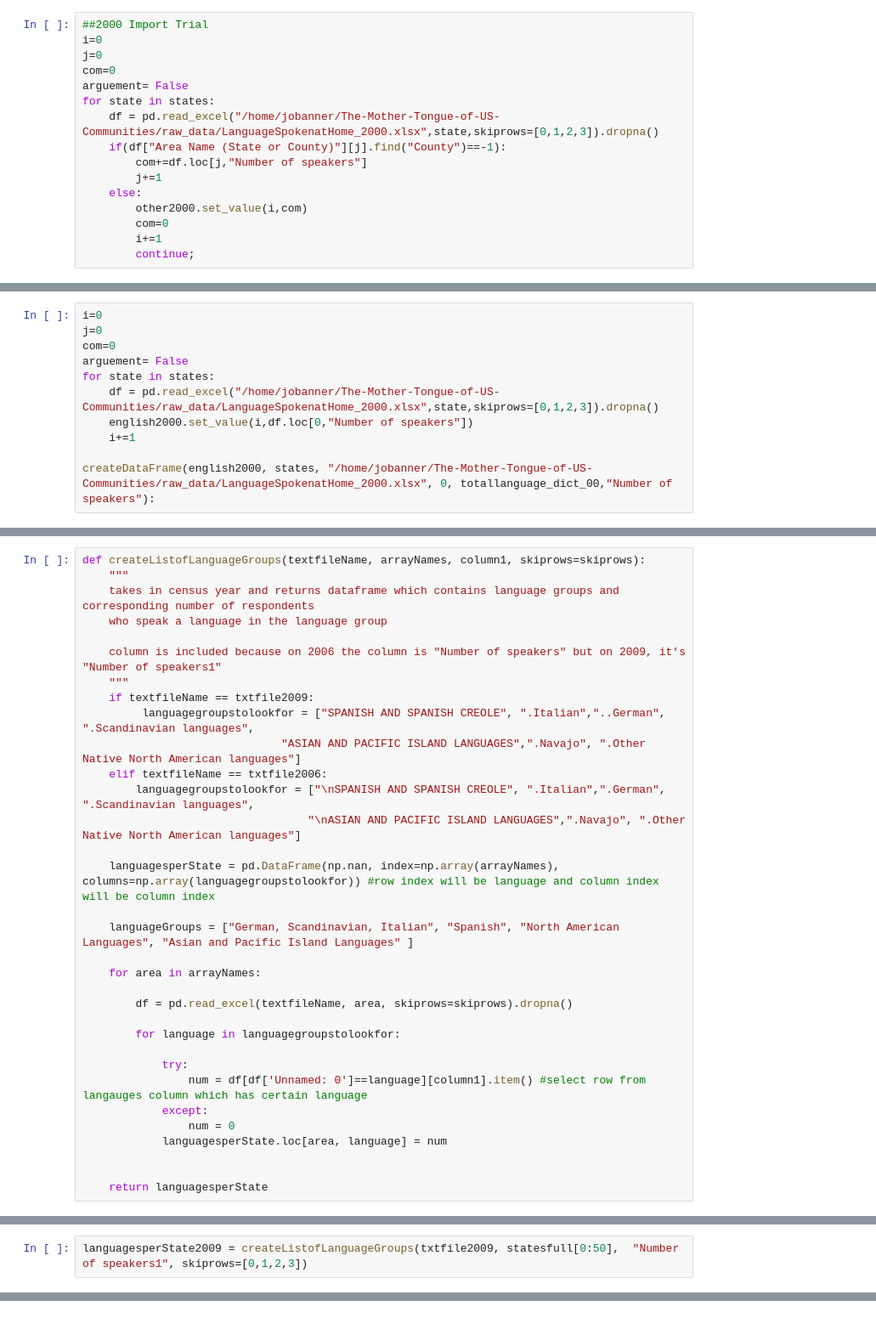
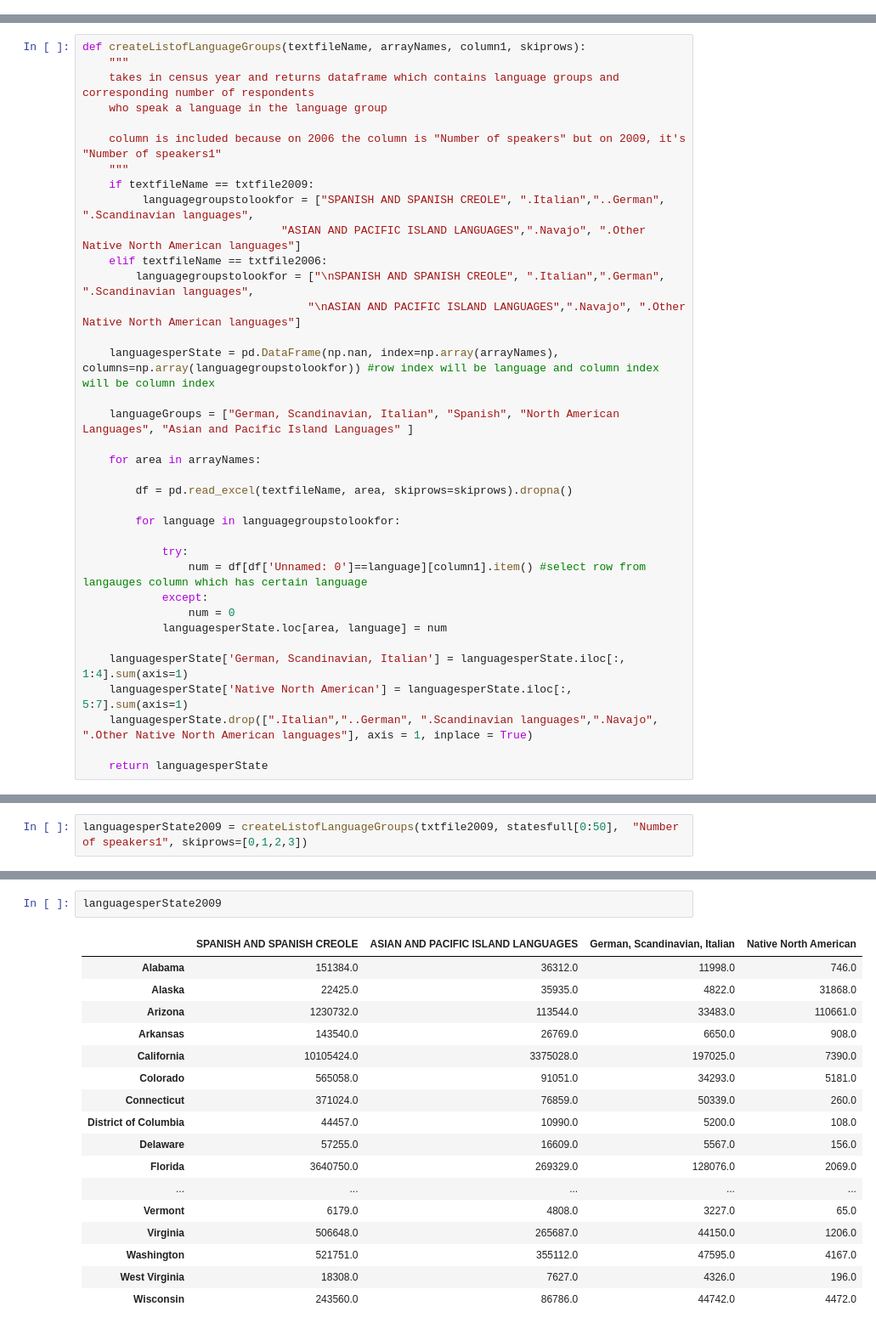
Before and after one commit to AllisonBusa/The-Mother-Tongue-of-US-Communities, a Jupyter notebook: Analysis-Copy1.ipynb, the cells around one changed output, grey strips where cells are left out. Shown: that part at 85% size. Drawn from its saved outputs; the diff is of its cells as text.

```diff
--- a/Analysis-Copy1.ipynb
+++ b/Analysis-Copy1.ipynb
@@ -139,16 +132,0 @@ other2009[38]
-# %%
-##2000 Import Trial
-i=0
-j=0
-com=0
-arguement= False
-for state in states:
-    df = pd.read_excel("/home/jobanner/The-Mother-Tongue-of-US-Communities/raw_data/LanguageSpokenatHome_2000.xlsx",state,skiprows=[0,1,2,3]).dropna()
-    if(df["Area Name (State or County)"][j].find("County")==-1):
-        com+=df.loc[j,"Number of speakers"]
-        j+=1
-    else:
-        other2000.set_value(i,com)
-        com=0
-        i+=1
-        continue;
@@ -157,14 +133,3 @@ FileNotFoundError: [Errno 2] No such file or directory: '/home/jobanner/The-Moth
-# %%
-i=0
-j=0
-com=0
-arguement= False
-for state in states:
-    df = pd.read_excel("/home/jobanner/The-Mother-Tongue-of-US-Communities/raw_data/LanguageSpokenatHome_2000.xlsx",state,skiprows=[0,1,2,3]).dropna()
-    english2000.set_value(i,df.loc[0,"Number of speakers"])
-    i+=1
-
-createDataFrame(english2000, states, "/home/jobanner/The-Mother-Tongue-of-US-Communities/raw_data/LanguageSpokenatHome_2000.xlsx", 0, totallanguage_dict_00,"Number of speakers"):
 # %% [markdown]
 Plotting the Bar Graphs of the Different Time Periods
 # %%
@@ -376,5 +306,5 @@ find("2009")==True
 # %%
-def createListofLanguageGroups(textfileName, arrayNames, column1, skiprows=skiprows):
+def createListofLanguageGroups(textfileName, arrayNames, column1, skiprows):
     """
     takes in census year and returns dataframe which contains language groups and corresponding number of respondents
     who speak a language in the language group
@@ -404,5 +334,8 @@ def createListofLanguageGroups(textfileName, arrayNames, column1, skiprows=skipr
                 num = 0
             languagesperState.loc[area, language] = num
 
+    languagesperState['German, Scandinavian, Italian'] = languagesperState.iloc[:, 1:4].sum(axis=1)
+    languagesperState['Native North American'] = languagesperState.iloc[:, 5:7].sum(axis=1)
+    languagesperState.drop([".Italian","..German", ".Scandinavian languages",".Navajo", ".Other Native North American languages"], axis = 1, inplace = True)
 
     return languagesperState
@@ -454,0 +396,20 @@ def createListofLanguageGroupsCounties(textfileName, arrayNames):
+# %%
+languagesperState2009
+# %% [output]
+|  | SPANISH AND SPANISH CREOLE | ASIAN AND PACIFIC ISLAND LANGUAGES | German, Scandinavian, Italian | Native North American |
+| Alabama | 151384.0 | 36312.0 | 11998.0 | 746.0 |
+| Alaska | 22425.0 | 35935.0 | 4822.0 | 31868.0 |
+| Arizona | 1230732.0 | 113544.0 | 33483.0 | 110661.0 |
+| Arkansas | 143540.0 | 26769.0 | 6650.0 | 908.0 |
+| California | 10105424.0 | 3375028.0 | 197025.0 | 7390.0 |
+| Colorado | 565058.0 | 91051.0 | 34293.0 | 5181.0 |
+| Connecticut | 371024.0 | 76859.0 | 50339.0 | 260.0 |
+| District of Columbia | 44457.0 | 10990.0 | 5200.0 | 108.0 |
+| Delaware | 57255.0 | 16609.0 | 5567.0 | 156.0 |
+| Florida | 3640750.0 | 269329.0 | 128076.0 | 2069.0 |
+| ... | ... | ... | ... | ... |
+| Vermont | 6179.0 | 4808.0 | 3227.0 | 65.0 |
+| Virginia | 506648.0 | 265687.0 | 44150.0 | 1206.0 |
+| Washington | 521751.0 | 355112.0 | 47595.0 | 4167.0 |
+| West Virginia | 18308.0 | 7627.0 | 4326.0 | 196.0 |
+| Wisconsin | 243560.0 | 86786.0 | 44742.0 | 4472.0 |
```
Also changed, not shown: parts of 22 cells of this notebook, 1 other file.
